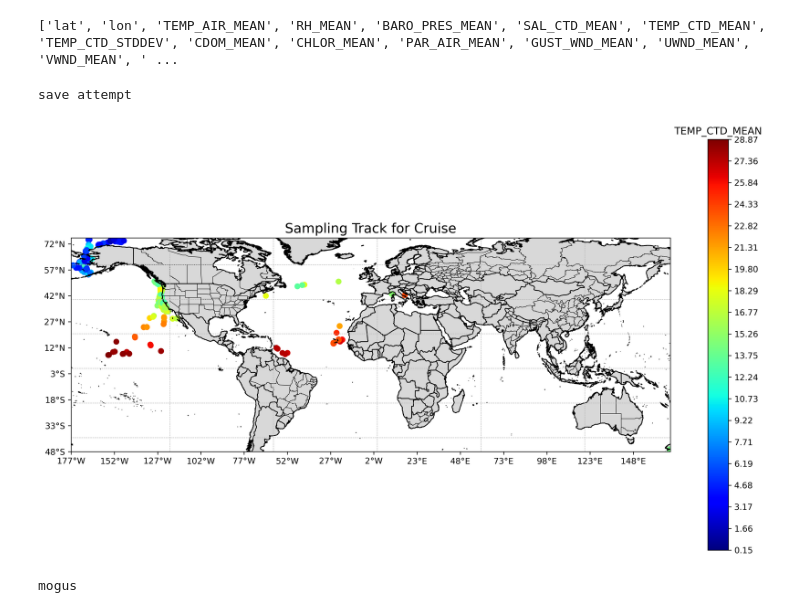
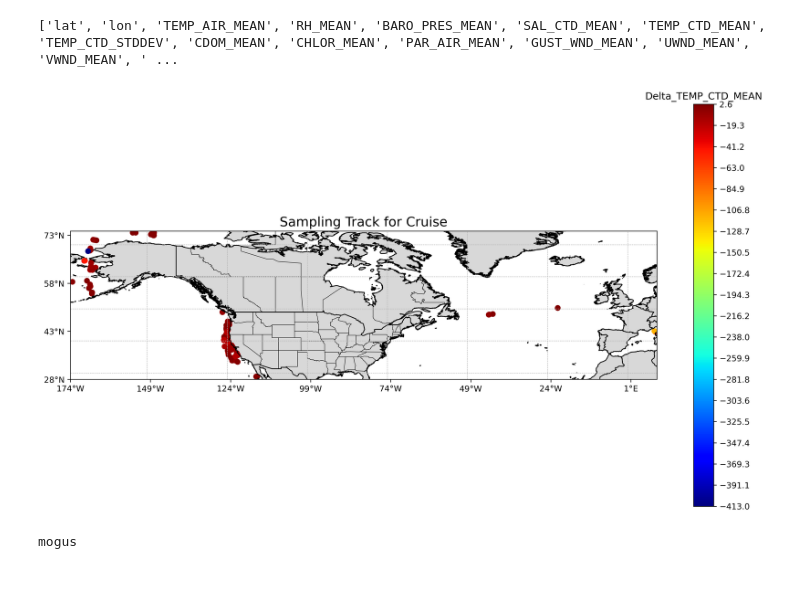
Before and after one commit to marisolgr/2022_SummerInternship_FarallonInstitute, a Jupyter notebook: paul/Identify upwelling events (part 1)/Notebook.ipynb, the cells around one changed output. Saved outputs shown, nothing was run; the diff lists cells and outputs as text; code cells hidden in the pictures; blank space fills up the shorter version.

```diff
--- a/paul/Identify upwelling events (part 1)/Notebook.ipynb
+++ b/paul/Identify upwelling events (part 1)/Notebook.ipynb
@@ -38,9 +38,9 @@ sail = sail.where((sail["lon"].values != np.nan) | (sail["lat"].values != np.nan
 # print(np.nan in list(sail["Delta_SAL_CTD_MEAN"]))
 # print(np.nan in list(sail["Delta_TEMP_CTD_MEAN"]))
 # %%
-VWND_MEAN_Threshold = -5
-Delta_TEMP_CTD_MEAN_Threshold = 1
-Delta_SAL_CTD_MEAN_Threshold = 0.5
+VWND_MEAN_Threshold = -8
+Delta_TEMP_CTD_MEAN_Threshold = 3
+Delta_SAL_CTD_MEAN_Threshold = 1
 
 
 upwelling_data = sail.where((sail.VWND_MEAN < VWND_MEAN_Threshold) & (sail.Delta_TEMP_CTD_MEAN < Delta_TEMP_CTD_MEAN_Threshold) &
@@ -55,13 +55,12 @@ print([i for i in upwelling_data.data_vars])
 # %% [output]
 ['lat', 'lon', 'TEMP_AIR_MEAN', 'RH_MEAN', 'BARO_PRES_MEAN', 'SAL_CTD_MEAN', 'TEMP_CTD_MEAN', 'TEMP_CTD_STDDEV', 'CDOM_MEAN', 'CHLOR_MEAN', 'PAR_AIR_MEAN', 'GUST_WND_MEAN', 'UWND_MEAN', 'VWND_MEAN', ' ...
 # %%
-# var_to_plot=input('what variable should be plotted:')
-var_to_plot = "TEMP_CTD_MEAN"
+var_to_plot=input('what variable should be plotted:')
+# var_to_plot = "TEMP_CTD_MEAN"
 
 # plt.scatter(x=sail['lon'], y=sail['lat'], c=sail[var_to_plot], cmap='jet')
 
-print(trajectory_plot(upwelling_data, var_to_plot, True, "Upwelling_event_chart_low_thresholds", 300))
+print(trajectory_plot(upwelling_data, var_to_plot))
 # %% [output]
+[figure, new version]
-save attempt
+mogus
-[figure, old version]
-mogus
```
